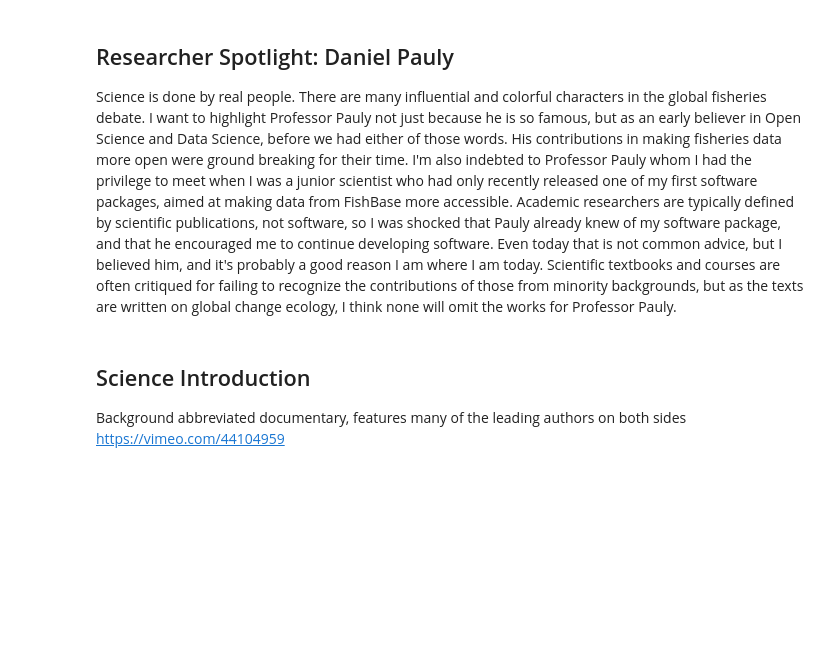
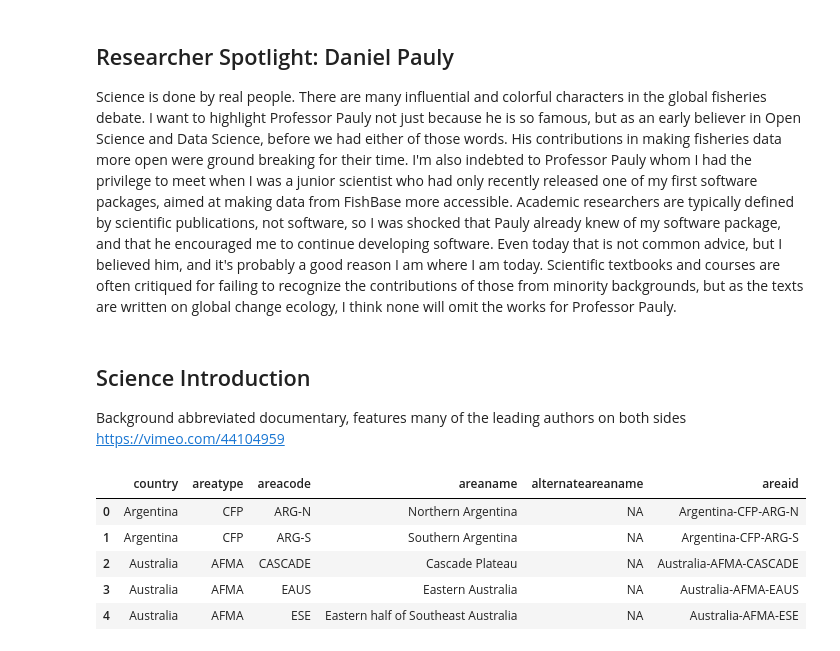
Before and after one commit to espm-288/fish-pam-shruti-paridhi-1, a Jupyter notebook: notebook.ipynb, the cells around one changed output. Saved outputs shown, nothing was run; the diff lists cells and outputs as text; code cells hidden in the pictures; blank space fills up the shorter version.

```diff
--- a/notebook.ipynb
+++ b/notebook.ipynb
@@ -21,3 +21,22 @@ import ibis
 from ibis import _
 import ibis.selectors as s
 import seaborn.objects as so
+# %%
+con = ibis.duckdb.connect()
+base = "https://huggingface.co/datasets/cboettig/ram_fisheries/tree/main/v4.65"
+#area = base + "area.csv"
+
+tsmetrics = con.read_csv("https://huggingface.co/datasets/cboettig/ram_fisheries/resolve/main/v4.65/tsmetrics.csv")
+timeseries = con.read_csv("https://huggingface.co/datasets/cboettig/ram_fisheries/resolve/main/v4.65/timeseries.csv")
+stock = con.read_csv("https://huggingface.co/datasets/cboettig/ram_fisheries/resolve/main/v4.65/stock.csv")
+assessment = con.read_csv("https://huggingface.co/datasets/cboettig/ram_fisheries/resolve/main/v4.65/assessment.csv")
+area = con.read_csv("https://huggingface.co/datasets/cboettig/ram_fisheries/resolve/main/v4.65/area.csv")
+
+area.head().execute()
+# %% [output]
+|  | country | areatype | areacode | areaname | alternateareaname | areaid |
+| 0 | Argentina | CFP | ARG-N | Northern Argentina | NA | Argentina-CFP-ARG-N |
+| 1 | Argentina | CFP | ARG-S | Southern Argentina | NA | Argentina-CFP-ARG-S |
+| 2 | Australia | AFMA | CASCADE | Cascade Plateau | NA | Australia-AFMA-CASCADE |
+| 3 | Australia | AFMA | EAUS | Eastern Australia | NA | Australia-AFMA-EAUS |
+| 4 | Australia | AFMA | ESE | Eastern half of Southeast Australia | NA | Australia-AFMA-ESE |
```
Also changed, not shown: parts of 5 cells of this notebook.
